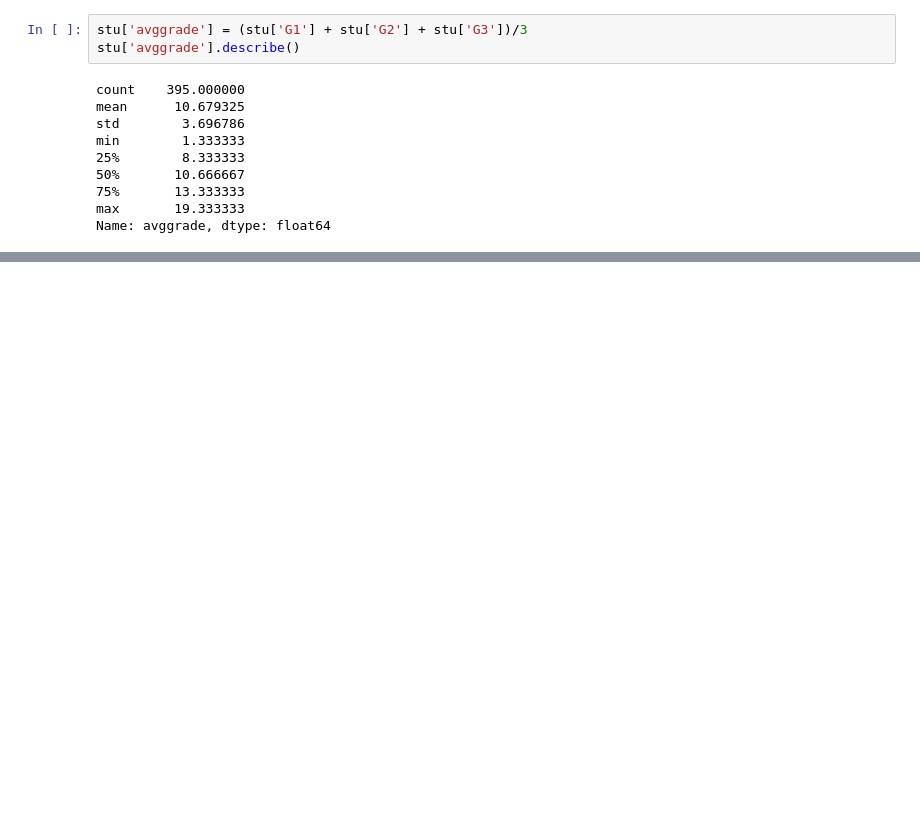
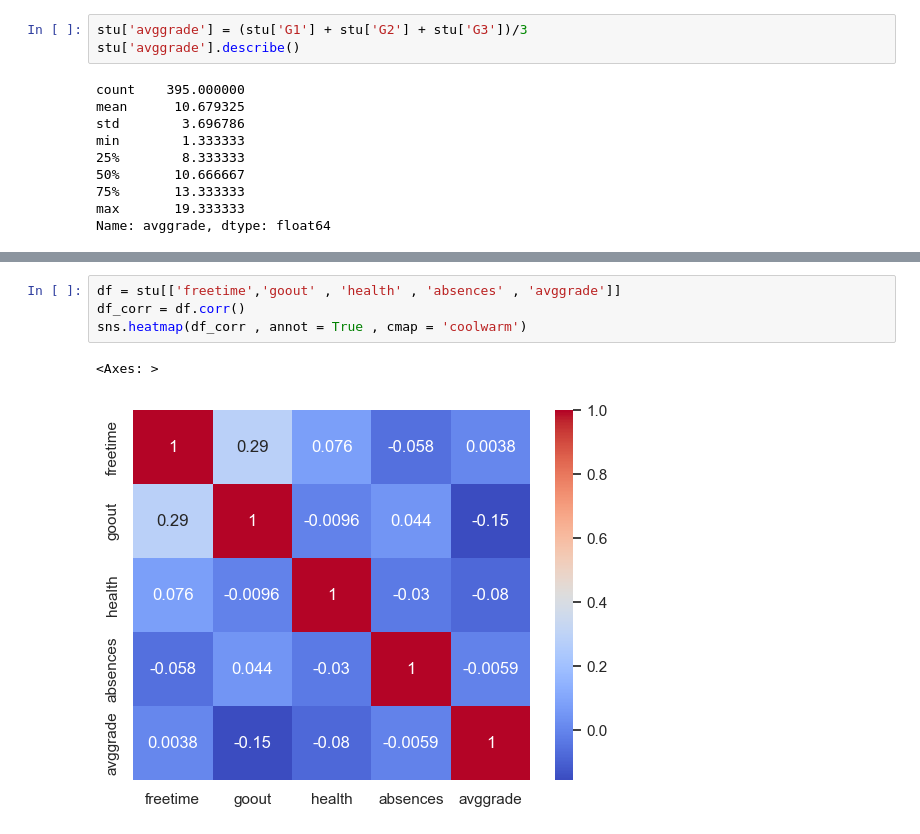
Before and after one commit to danishz62/Student-Performance-Analysis, a Jupyter notebook: Untitled.ipynb, the cells around one changed output, grey strips where cells are left out. Cells and saved outputs as stored; diff of their text form; blank space fills up the shorter version.

```diff
--- a/Untitled.ipynb
+++ b/Untitled.ipynb
@@ -117,0 +181,7 @@ Text(0.5, 1.0, 'Avg marks of Student')
+# %%
+df = stu[['freetime','goout' , 'health' , 'absences' , 'avggrade']]
+df_corr = df.corr()
+sns.heatmap(df_corr , annot = True , cmap = 'coolwarm')
+# %% [output]
+<Axes: >
+[figure, added]
```
Also changed, not shown: parts of 12 cells of this notebook, 1 other file.
